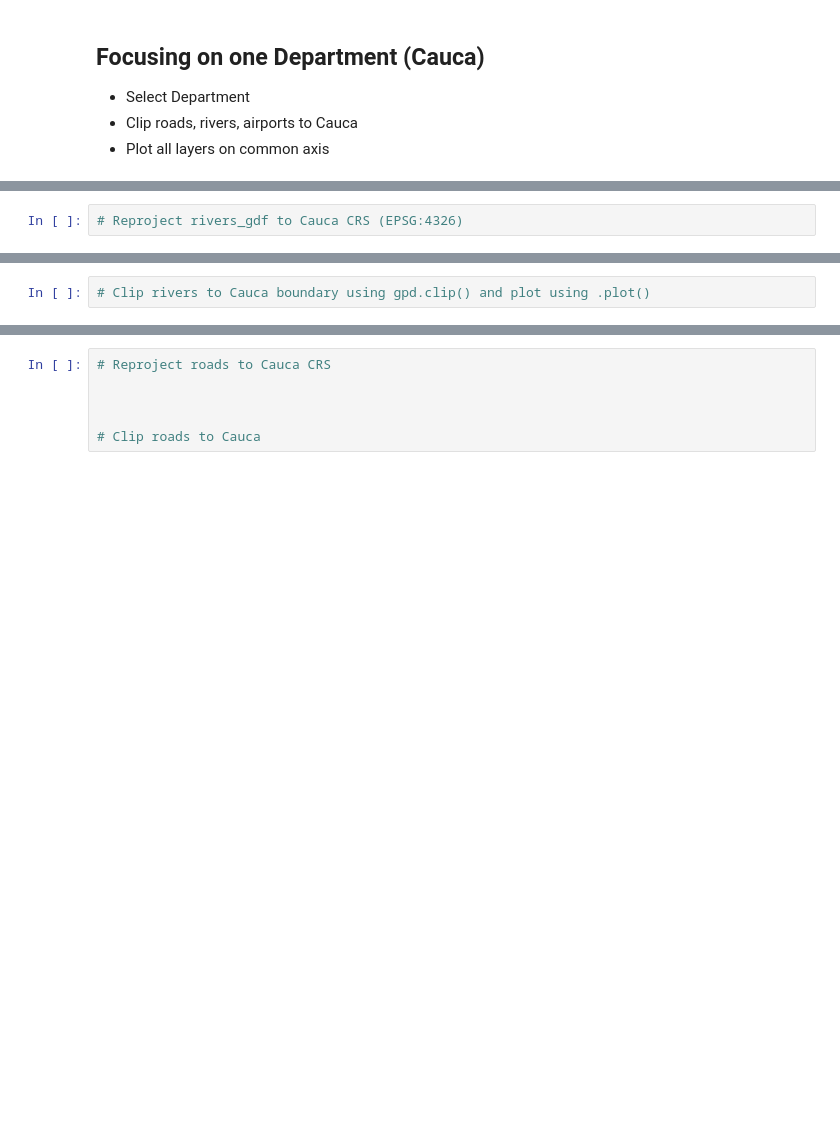
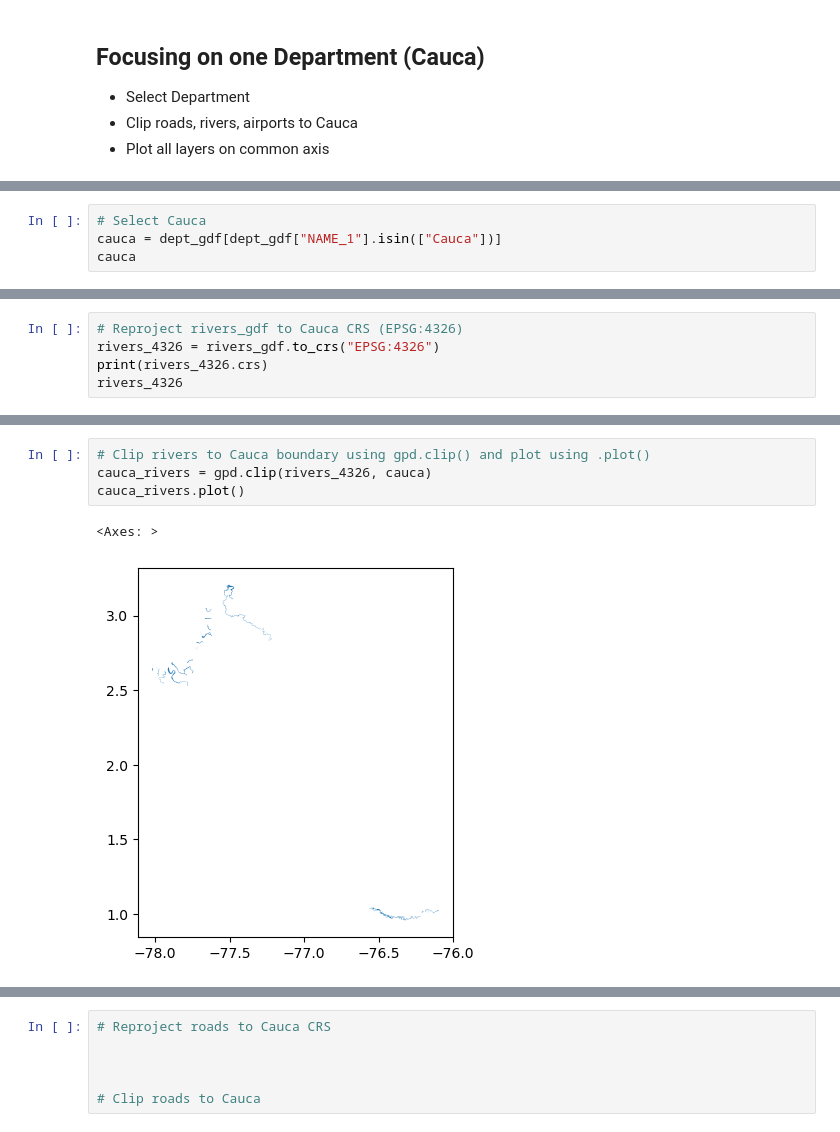
Before and after one commit to macacosta/03-geopark-vector-data, a Jupyter notebook: notebooks/geopark-vector-data-empty.ipynb, the cells around one changed output, grey strips where cells are left out. Saved outputs shown, nothing was run; the diff lists cells and outputs as text; blank space fills up the shorter version.

```diff
--- a/notebooks/geopark-vector-data-empty.ipynb
+++ b/notebooks/geopark-vector-data-empty.ipynb
@@ -532,0 +531,4 @@ gas_2014_gdf.plot(ax=ax)
+# %%
+# Select Cauca
+cauca = dept_gdf[dept_gdf["NAME_1"].isin(["Cauca"])]
+cauca
@@ -537,2 +567,5 @@ gas_2014_gdf.plot(ax=ax)
 # %%
 # Reproject rivers_gdf to Cauca CRS (EPSG:4326)
+rivers_4326 = rivers_gdf.to_crs("EPSG:4326")
+print(rivers_4326.crs)
+rivers_4326
@@ -539,4 +587,9 @@ gas_2014_gdf.plot(ax=ax)
 # %%
 # Clip rivers to Cauca boundary using gpd.clip() and plot using .plot()
+cauca_rivers = gpd.clip(rivers_4326, cauca)
+cauca_rivers.plot()
+# %% [output]
+<Axes: >
+[figure, added]
 # %%
 # Reproject col_airports_gdf to Cauca CRS
```
Also changed, not shown: parts of 12 cells of this notebook.
